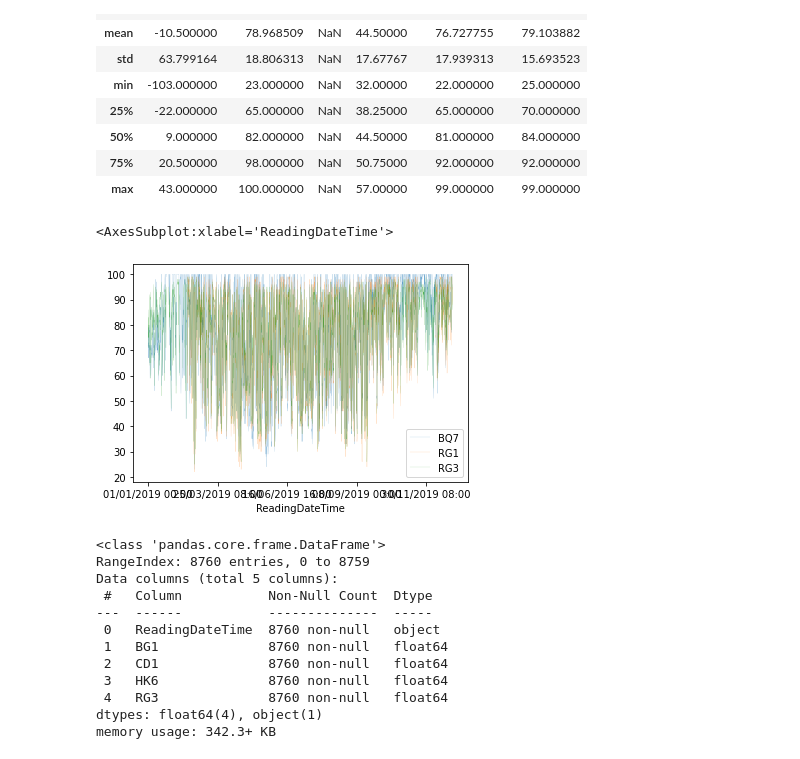
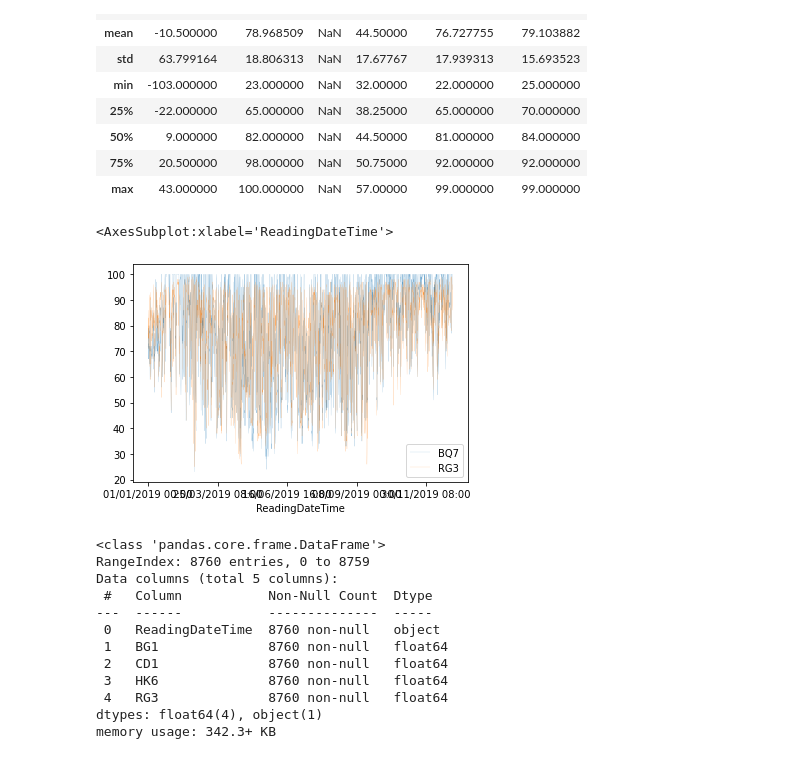
Before and after one commit to yulun-cd/IGS, a Jupyter notebook: cond.ipynb, the cells around one changed output. Saved outputs shown, nothing was run; the diff lists cells and outputs as text; code cells hidden in the pictures.

```diff
--- a/cond.ipynb
+++ b/cond.ipynb
@@ -158,8 +146,8 @@ RH.describe()
 | 75% | 20.500000 | 98.000000 | NaN | 50.75000 | 92.000000 | 92.000000 |
 | max | 43.000000 | 100.000000 | NaN | 57.00000 | 99.000000 | 99.000000 |
 # %%
-RH.drop(['BG1', 'GR4', 'HK6'], axis=1, inplace=True)
+RH.drop(['BG1', 'GR4', 'HK6','RG1'], axis=1, inplace=True)
 RH.plot(x='ReadingDateTime', linewidth=0.1)
 # %% [output]
 <AxesSubplot:xlabel='ReadingDateTime'>
-[figure, old version]
+[figure, new version]
```
Also changed, not shown: parts of 15 cells of this notebook, 2 other files.
